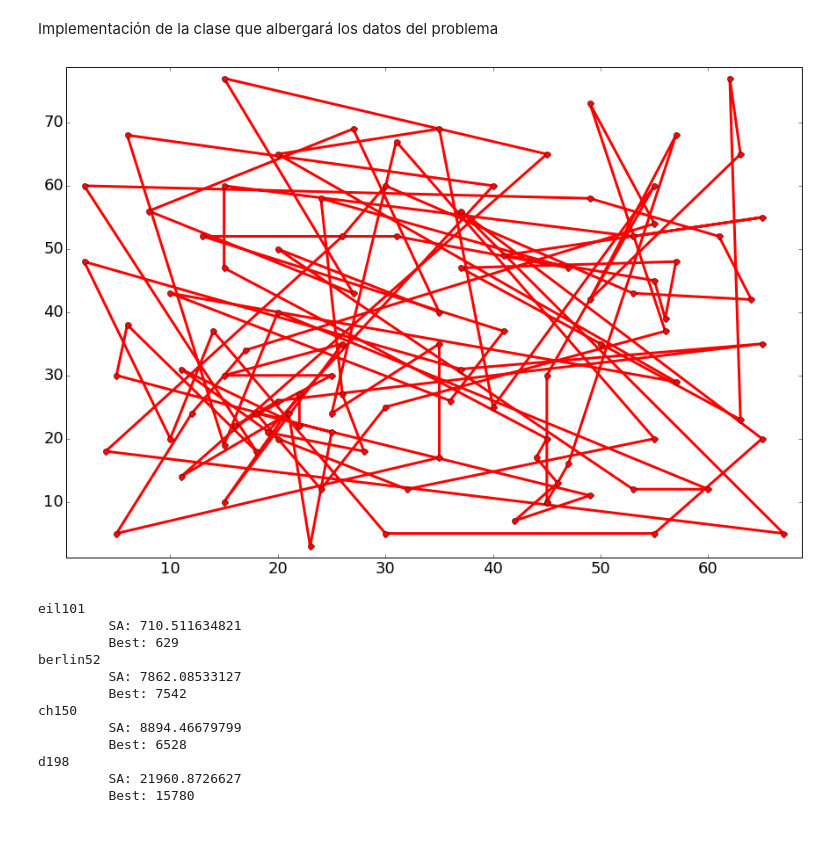
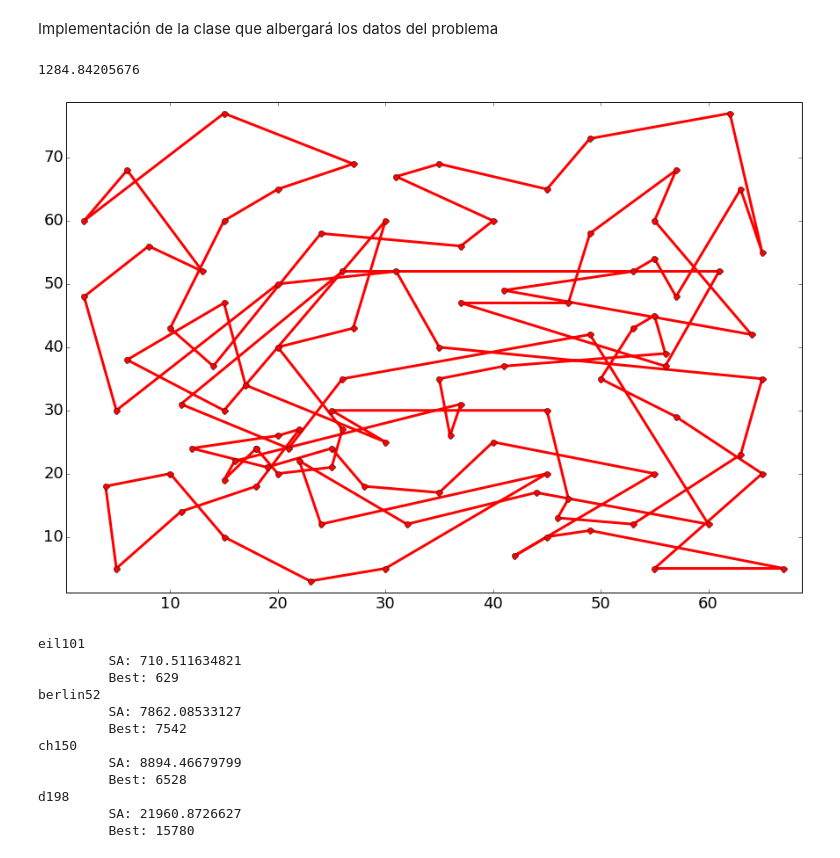
Before and after one commit to NCordon/tsp, a Jupyter notebook: tsp.ipynb, the cells around one changed output. Cells and saved outputs as stored; diff of their text form; code cells hidden in the pictures.

Commit message:
Reducido el coste de la tabú search, pero aún lejos del simulated annealing

```diff
--- a/tsp.ipynb
+++ b/tsp.ipynb
@@ -106,8 +106,6 @@ class TSP:
             """Esquema de enfriamiento"""
             t = alpha*t
 
-            #if (i%100==0):
-            #    print(t)
             i+=1
 
         return best_solution
@@ -133,7 +131,7 @@ class TSP:
             edge_freq = array([[0]*n]*n)
 
             best_neighbour = None
-            entra = False
+
             while j < max_vecinos:
                 # Generamos los índices de los arcos a cambiar
                 u = randint(0, n-1)
@@ -160,11 +158,6 @@ class TSP:
                         if candidate.cost < best_neighbour.cost:
                             best_neighbour = deepcopy(candidate)
 
-                        """Actualizamos los arcos 'buenos'"""
-                        for (a,b) in candidate.get_edges():
-                            edge_freq[a,b] += 1;
-                            entra = True
-
                         if candidate.cost < best_solution.cost:
                             best_solution = deepcopy(candidate)
 
@@ -174,16 +167,20 @@ class TSP:
 
             if best_neighbour is not None:
                 candidate = deepcopy(best_neighbour)
-            # Escoge un elemento aleatorio de los peores arcos visitados por las
-            # soluciones y lo introduce en la lista
-            used_edges = edge_freq[edge_freq>0]
 
-            if used_edges.any():
-                tabu_list[ next(index) ] = tuple(choice(
-                    transpose( where(edge_freq == used_edges.min()) )
-                ))
+                # Arcos del mejor vecino
+                used_edges = best_neighbour.get_edges()
+
+
+                #tabu_list[ next(index) ] = tuple(choice(
+                #    transpose( where(self.dist == self.dist[used_edges].max()) )
+                #))
+                for vv in range(10):
+                    tabu_list[ next(index) ] = tuple(choice(used_edges))
             else:
-                tabu_list[ next(index) ] = None
+                candidate = deepcopy(best_solution)
+                for vv in range(10):
+                    tabu_list[ next(index) ] = None
 
             #print(tabu_list)
 
@@ -237,19 +234,20 @@ for f in files:
 # %%
 semilla = 12345678
 f = 'eil101.tsp'
 
 seed(semilla)
 name = f[:-4]
 problems[name] = TSP(f)
 size = len(problems[name].points)
-n_iter = size*200
-coef_tenencia = 0.3
-aspiration_tol = 1.5
-ts_solutions[name] = problems[name].tabu_search(n_iter, size, coef_tenencia, aspiration_tol)
-ts_solutions[name].cost
+n_iter = size*300
+coef_tenencia = 0.07
+aspiration_tol = 1.05
+ts_solutions[name] = problems[name].tabu_search(n_iter, 10, coef_tenencia, aspiration_tol)
+print(ts_solutions[name].cost)
 problems[name].print_solution(ts_solutions[name])
 # %% [output]
+1284.84205676
-[figure, old version]
+[figure, new version]
 # %%
 for name in problems:
     print (name
```
Also changed, not shown: 1 other file.
